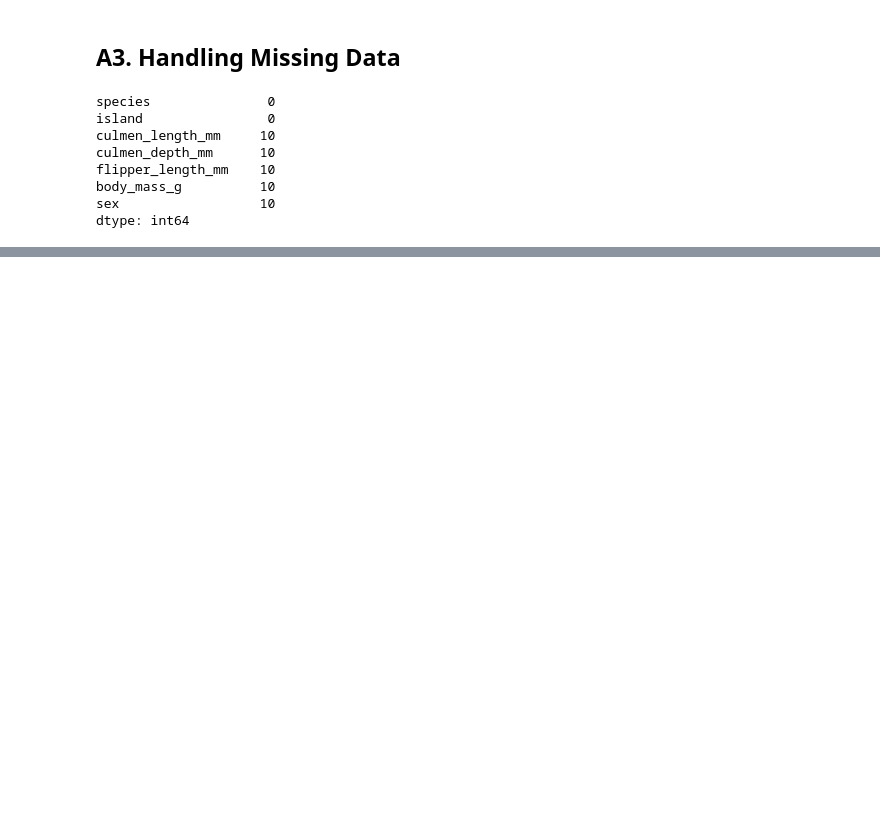
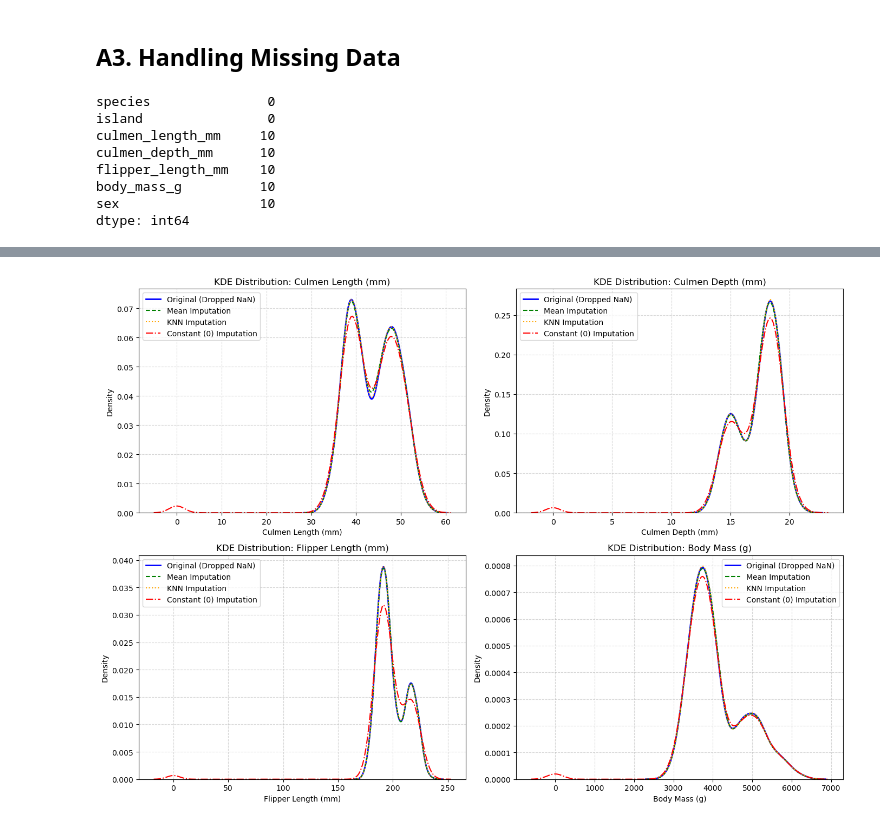
Before and after one commit to JohannFloydmann/MachineLearning, a Jupyter notebook: sis1/sis1.ipynb, the cells around one changed output, grey strips where cells are left out. Drawn from its saved outputs; the diff is of its cells as text; code cells hidden in the pictures; blank space fills up the shorter version.

```diff
--- a/sis1/sis1.ipynb
+++ b/sis1/sis1.ipynb
@@ -178,0 +174,27 @@ body_mass_g              701.80   4102.99   703.59
+# %%
+fig, axes = plt.subplots(2, 2, figsize=(14, 10))
+axes = axes.flatten()
+
+titles = {
+    'culmen_length_mm': 'Culmen Length (mm)',
+    'culmen_depth_mm': 'Culmen Depth (mm)',
+    'flipper_length_mm': 'Flipper Length (mm)',
+    'body_mass_g': 'Body Mass (g)'
+}
+
+for i, col in enumerate(missing_cols):
+    sns.kdeplot(df[col].dropna(), ax=axes[i], label='Original (Dropped NaN)', color='blue', linewidth=2)
+    sns.kdeplot(df_mean[col], ax=axes[i], label='Mean Imputation', color='green', linestyle='--')
+    sns.kdeplot(df_knn[col], ax=axes[i], label='KNN Imputation', color='orange', linestyle=':')
+    sns.kdeplot(df_const[col], ax=axes[i], label='Constant (0) Imputation', color='red', linestyle='-.')
+
+    axes[i].set_title(f'KDE Distribution: {titles[col]}')
+    axes[i].set_xlabel(titles[col])
+    axes[i].set_ylabel('Density')
+    axes[i].legend()
+    axes[i].grid(True, linestyle='--', alpha=0.5)
+
+plt.tight_layout()
+plt.show()
+# %% [output]
+[figure, added]
```
Also changed, not shown: parts of 11 cells of this notebook.
